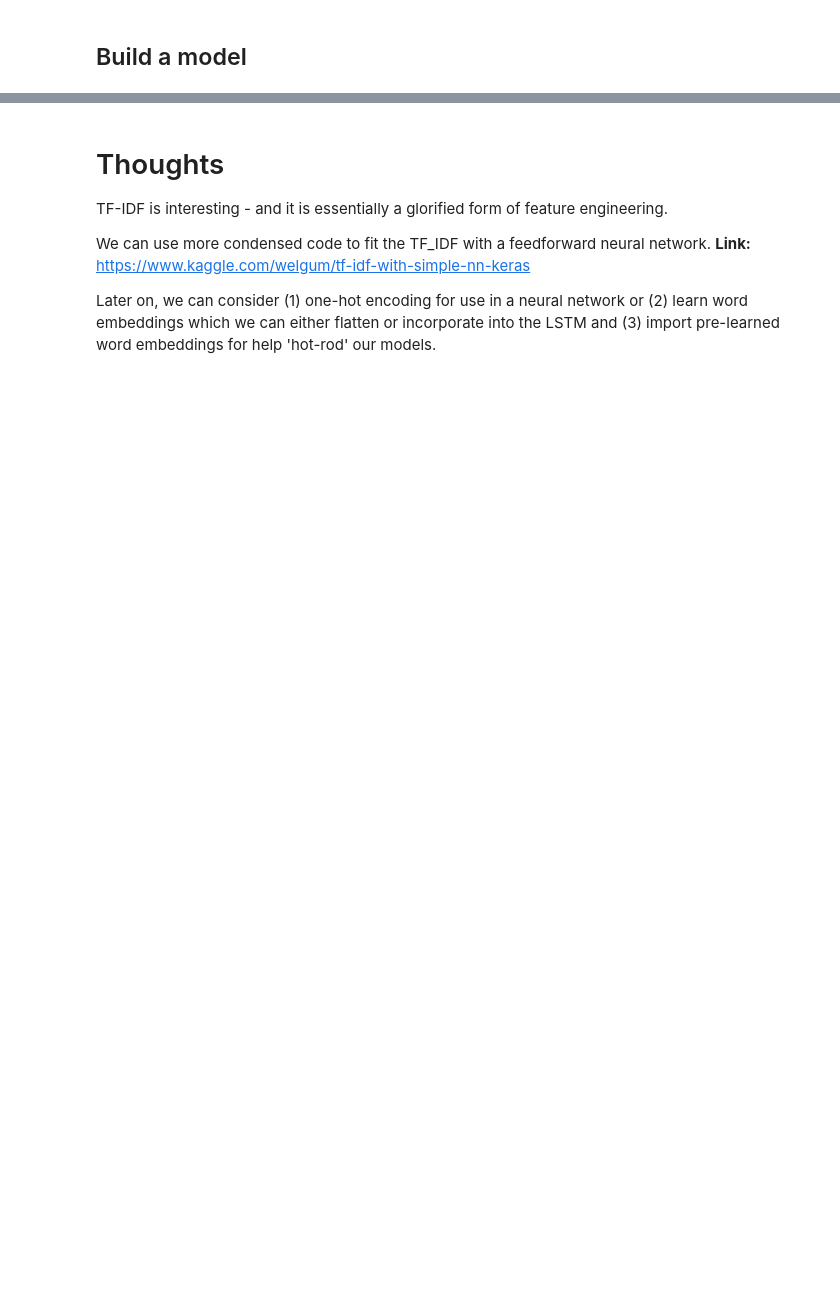
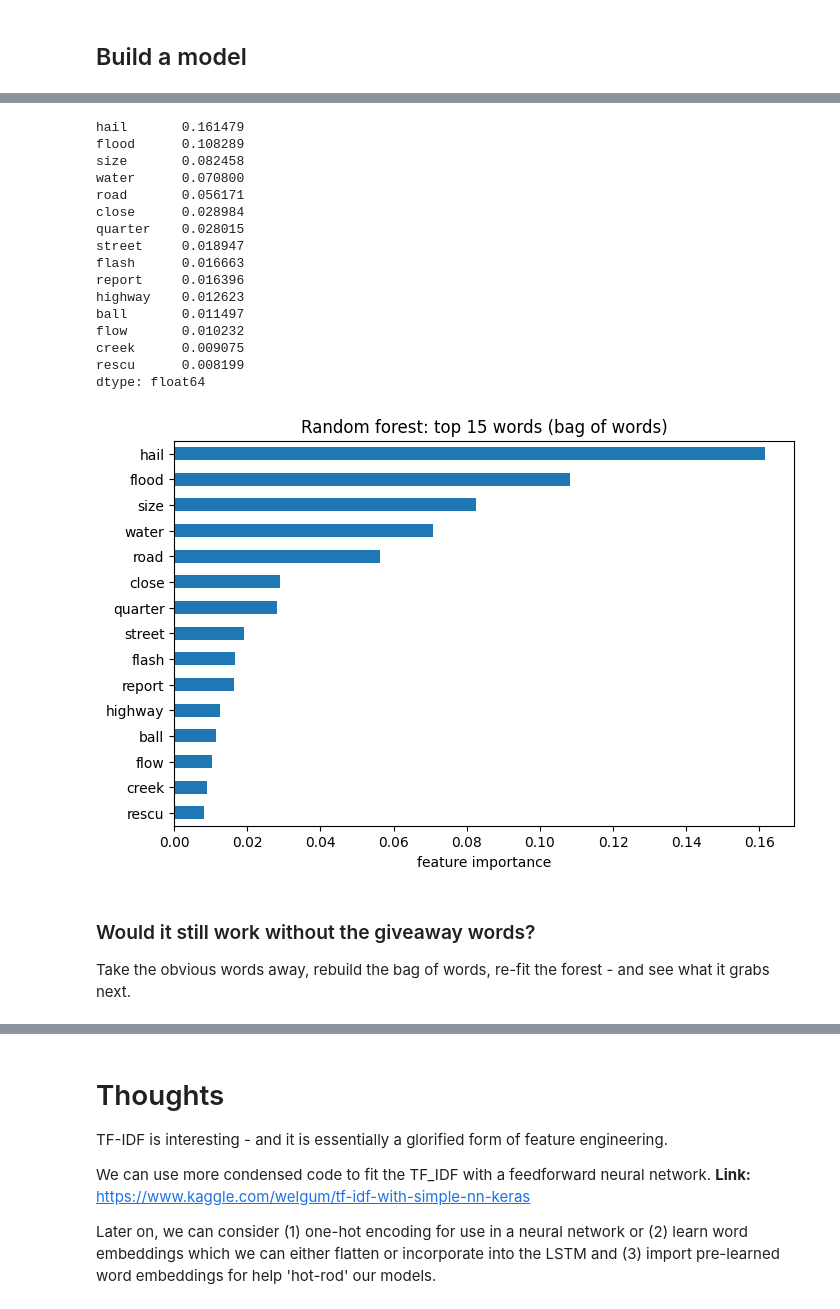
Before and after one commit to drdave-teaching/OPIM5509Files, a Jupyter notebook: OPIM5509_Module5_Files/notebooks/EDA_ML_Storms.ipynb, the cells around one changed output, grey strips where cells are left out. Drawn from its saved outputs; the diff is of its cells as text; code cells hidden in the pictures; blank space fills up the shorter version.

```diff
--- a/OPIM5509_Module5_Files/notebooks/EDA_ML_Storms.ipynb
+++ b/OPIM5509_Module5_Files/notebooks/EDA_ML_Storms.ipynb
@@ -838,4 +742,0 @@ flood_df.head()
-# %%
-# stemming
-flood_df['Stemmed'] = flood_df['EVENT_NARRATIVE'].apply(stem_words) # Stem every word.
-flood_df.head()
@@ -990,6 +870,8 @@ cv = CountVectorizer(lowercase=True,
                      stop_words='english',
                      ngram_range = (1,1), # (1,1) is unigram, (1,2) is uni and bigram, (2,2) is just bigram
                      tokenizer = token.tokenize)
-text_counts= cv.fit_transform(X['Stemmed']) # don't forget to update this name, based on what you use!
-print(text_counts.shape)
+text_counts = cv.fit_transform(X_train_text) # fit on TRAIN only
+val_counts = cv.transform(X_val_text)        # validation and test just get transformed
+test_counts = cv.transform(X_test_text)
+print(text_counts.shape, val_counts.shape, test_counts.shape)
 # %% [output]
@@ -1038,12 +927,3 @@ np.int64(11)
 -->
 # %% [markdown]
 ## Build a model
-# %%
-from sklearn.model_selection import train_test_split
-
-# 60% Training; 20% Validation; 20% Test
-# text_counts is a SPARSE MATRIX!
-# notice we we
-X_train, X_test, y_train, y_test = train_test_split(text_counts, y, test_size=0.4)
-
-X_test, X_val, y_test, y_val = train_test_split(X_train, y_train, test_size=0.5)
@@ -1078,15 +956,9 @@ DTC Accuracy: 1.0
 from sklearn.ensemble import RandomForestClassifier
 #Import scikit-learn metrics module for accuracy calculation
 from sklearn import metrics
-# Model Generation Using Multinomial Naive Bayes
-clf = RandomForestClassifier(random_state=5509).fit(X_train, y_train)
-predicted= clf.predict(X_test)
-print("RFC Accuracy:",metrics.accuracy_score(y_test, predicted))
-print("RFC macro F1:",metrics.f1_score(y_test, predicted, average='macro'))
 
-# WOW! 99% accuracy - even better!
-
-# think of how much time this saves and we didn't even have
-# to read any of this, just needed to be careful with our
-# data prep and let it rip!
+clf = RandomForestClassifier(random_state=5509).fit(text_counts, y_train)
+predicted = clf.predict(test_counts)
+print("RFC test accuracy:", round(metrics.accuracy_score(y_test, predicted), 3))
+print("RFC test macro F1:", round(metrics.f1_score(y_test, predicted, average='macro'), 3))
 # %% [output]
@@ -1114,0 +990,31 @@ array([[1152,    0],
+# %%
+# which words does the forest lean on?
+importances = pd.Series(clf.feature_importances_, index=cv.get_feature_names_out())
+top_words = importances.sort_values(ascending=False)[0:15]
+print(top_words)
+
+top_words.sort_values().plot(kind='barh', figsize=(8, 5))
+plt.title('Random forest: top 15 words (bag of words)')
+plt.xlabel('feature importance')
+plt.show()
+# %% [output]
+hail       0.161479
+flood      0.108289
+size       0.082458
+water      0.070800
+road       0.056171
+close      0.028984
+quarter    0.028015
+street     0.018947
+flash      0.016663
+report     0.016396
+highway    0.012623
+ball       0.011497
+flow       0.010232
+creek      0.009075
+rescu      0.008199
+dtype: float64
+[figure, added]
+# %% [markdown]
+### Would it still work without the giveaway words?
+Take the obvious words away, rebuild the bag of words, re-fit the forest - and see what it grabs next.
```
Also changed, not shown: parts of 46 cells of this notebook, 2 other files.
